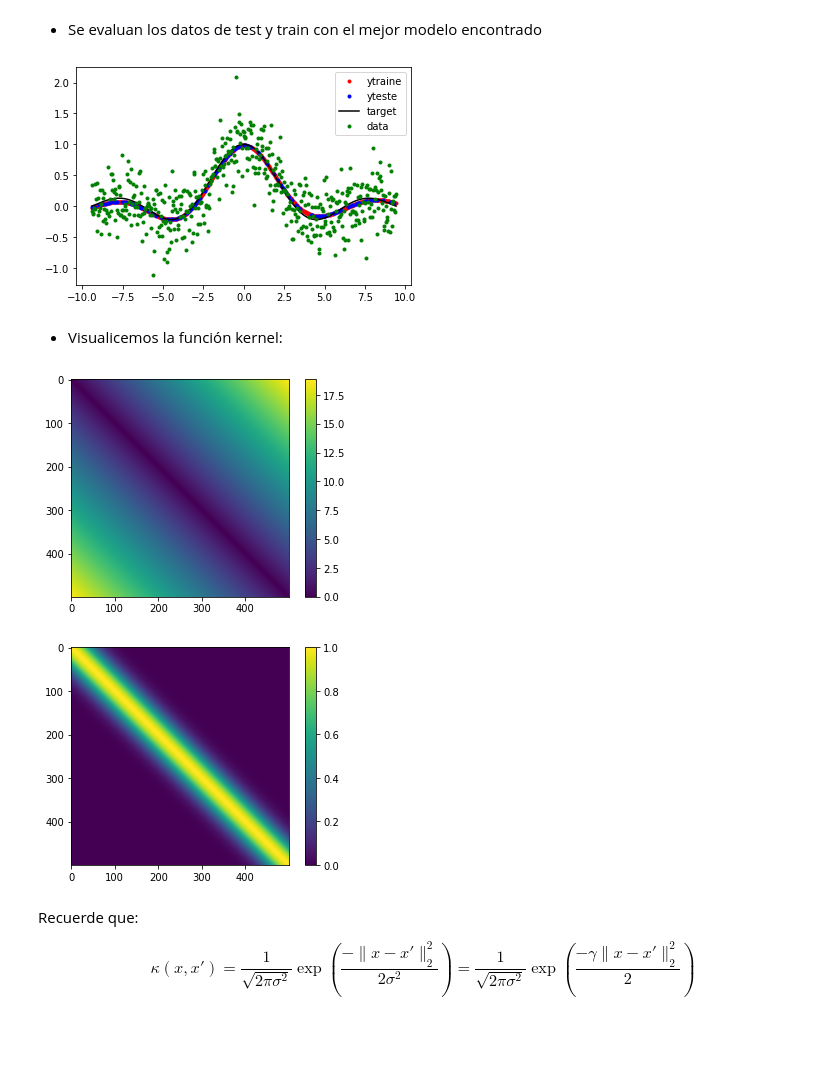
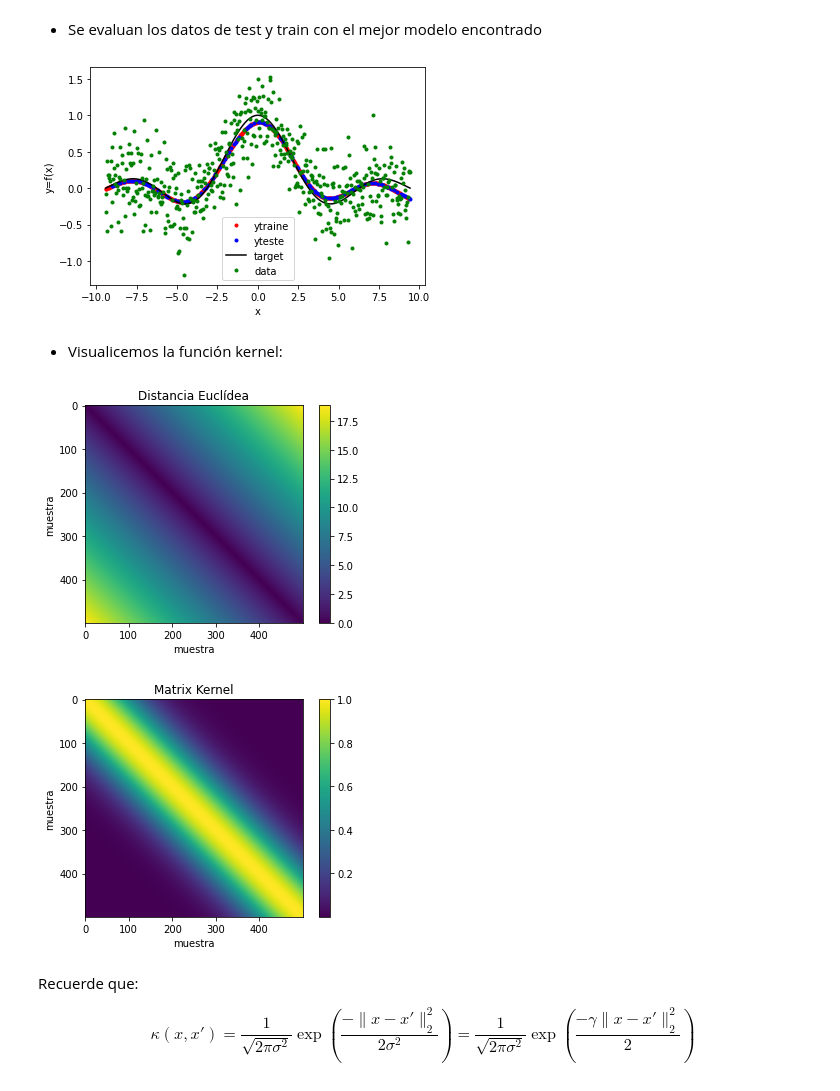
Before and after one commit to mamenaca/TareasMineriaDatos_Semana1, a Jupyter notebook: 2_Regresion/2_ModeloNolineal_EjSinc.ipynb, the cells around one changed output. Saved outputs shown, nothing was run; the diff lists cells and outputs as text; code cells hidden in the pictures; blank space fills up the shorter version.

```diff
--- a/2_Regresion/2_ModeloNolineal_EjSinc.ipynb
+++ b/2_Regresion/2_ModeloNolineal_EjSinc.ipynb
@@ -101,8 +111,8 @@ $$\gamma=\frac{1}{\sigma^2}$$
 from sklearn.linear_model import LinearRegression
 from sklearn.kernel_ridge import KernelRidge
 from sklearn.pipeline import Pipeline
-gamma = 5e-1 #gamma
-alpha = 1 # valor de regularización
+gamma = 0.1 #gamma
+alpha = 0.001 # valor de regularización
 reg = KernelRidge(kernel='rbf',gamma=gamma, alpha = alpha)
 reg.fit(X_train,y_train) #ajustar solo sobre train
 #prediccion
@@ -112,5 +122,7 @@ y_train_e = reg.predict(X_train)
 plt.plot(X_test,y_test,'r.',label='y_test' )
 plt.plot(X_test,y_test_e,'k.',label='y_test_e')
 plt.legend()
+plt.xlabel('x')
+plt.ylabel('y=f(x)')
 plt.show()
 # %% [output]
@@ -163,29 +162,35 @@ plt.plot(X_test,y_test_e,'b.',label='yteste')
 plt.plot(X,y,'k',label='target' )
 plt.plot(Xdata,ydata,'g.',label='data' )
 plt.legend()
+plt.xlabel('x')
+plt.ylabel('y=f(x)')
 plt.show()
 # %% [output]
-[figure, old version]
+[figure, new version]
 # %% [markdown]
 - Visualicemos la función kernel:
 # %%
 from sklearn.metrics import pairwise_distances as dist
 
 D = dist(X.reshape(-1,1),X.reshape(-1,1)) #disimilitud
-
 K = np.exp(-.5*gamma*D**2)
 D.shape
 plt.imshow(D)
 plt.colorbar()
+plt.xlabel('muestra')
+plt.ylabel('muestra')
+plt.title('Distancia Euclídea')
 plt.show()
-
 
 plt.imshow(K)
 plt.colorbar()
+plt.xlabel('muestra')
+plt.ylabel('muestra')
+plt.title('Matrix Kernel')
 plt.show()
 # %% [output]
-[figure, old version]
+[figure, new version]
-[figure, old version]
+[figure, new version]
 # %% [markdown]
 Recuerde que:
 
```
Also changed, not shown: parts of 11 cells of this notebook.
